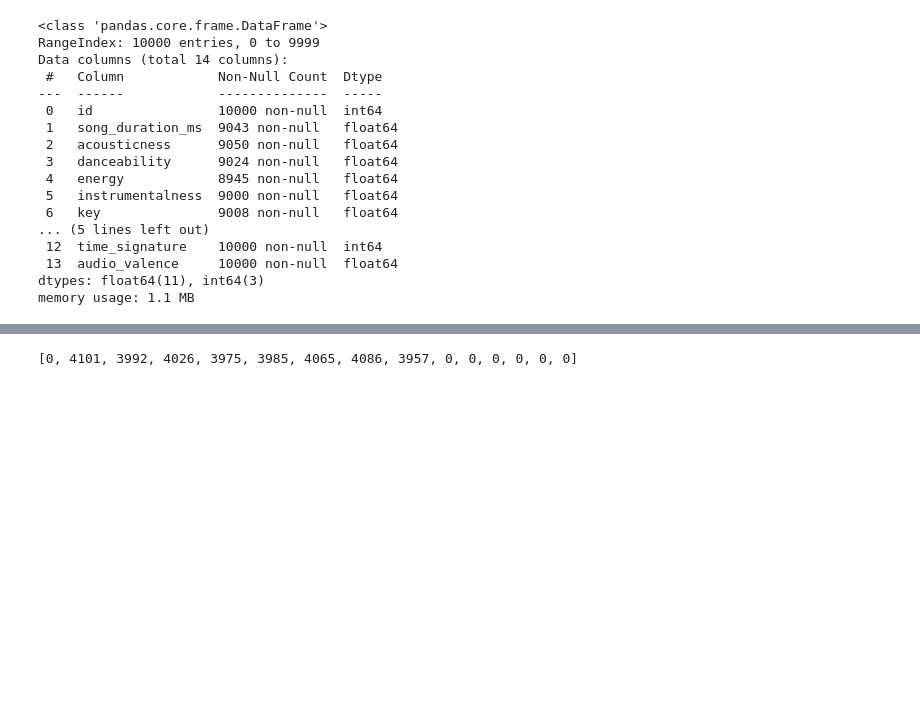
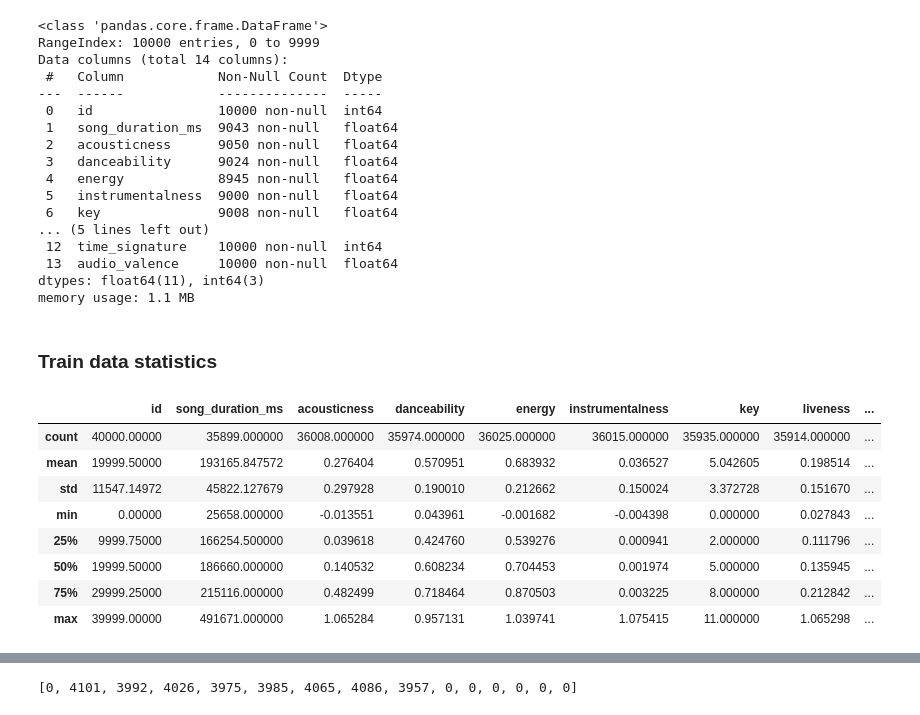
Before and after one commit to bk-anupam/Kaggle, a Jupyter notebook: song-popularity/song-popularity-eda.ipynb, the cells around one changed output, grey strips where cells are left out. Saved outputs shown, nothing was run; the diff lists cells and outputs as text; code cells hidden in the pictures; blank space fills up the shorter version.

```diff
--- a/song-popularity/song-popularity-eda.ipynb
+++ b/song-popularity/song-popularity-eda.ipynb
@@ -73,3 +68,17 @@ Data columns (total 14 columns):
  13  audio_valence     10000 non-null  float64
 dtypes: float64(11), int64(3)
 memory usage: 1.1 MB
+# %% [markdown]
+### Train data statistics
+# %%
+df_train.describe()
+# %% [output]
+|  | id | song_duration_ms | acousticness | danceability | energy | instrumentalness | key | liveness | ... |
+| count | 40000.00000 | 35899.000000 | 36008.000000 | 35974.000000 | 36025.000000 | 36015.000000 | 35935.000000 | 35914.000000 | ... |
+| mean | 19999.50000 | 193165.847572 | 0.276404 | 0.570951 | 0.683932 | 0.036527 | 5.042605 | 0.198514 | ... |
+| std | 11547.14972 | 45822.127679 | 0.297928 | 0.190010 | 0.212662 | 0.150024 | 3.372728 | 0.151670 | ... |
+| min | 0.00000 | 25658.000000 | -0.013551 | 0.043961 | -0.001682 | -0.004398 | 0.000000 | 0.027843 | ... |
+| 25% | 9999.75000 | 166254.500000 | 0.039618 | 0.424760 | 0.539276 | 0.000941 | 2.000000 | 0.111796 | ... |
+| 50% | 19999.50000 | 186660.000000 | 0.140532 | 0.608234 | 0.704453 | 0.001974 | 5.000000 | 0.135945 | ... |
+| 75% | 29999.25000 | 215116.000000 | 0.482499 | 0.718464 | 0.870503 | 0.003225 | 8.000000 | 0.212842 | ... |
+| max | 39999.00000 | 491671.000000 | 1.065284 | 0.957131 | 1.039741 | 1.075415 | 11.000000 | 1.065298 | ... |
```
Also changed, not shown: parts of 21 cells of this notebook, 2 other files.
